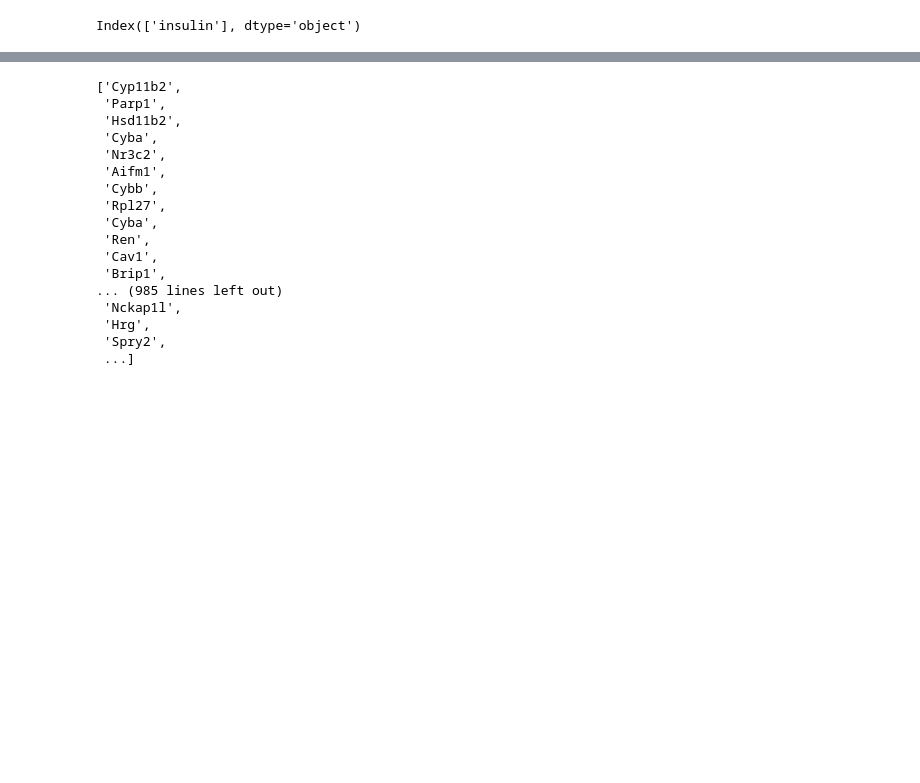
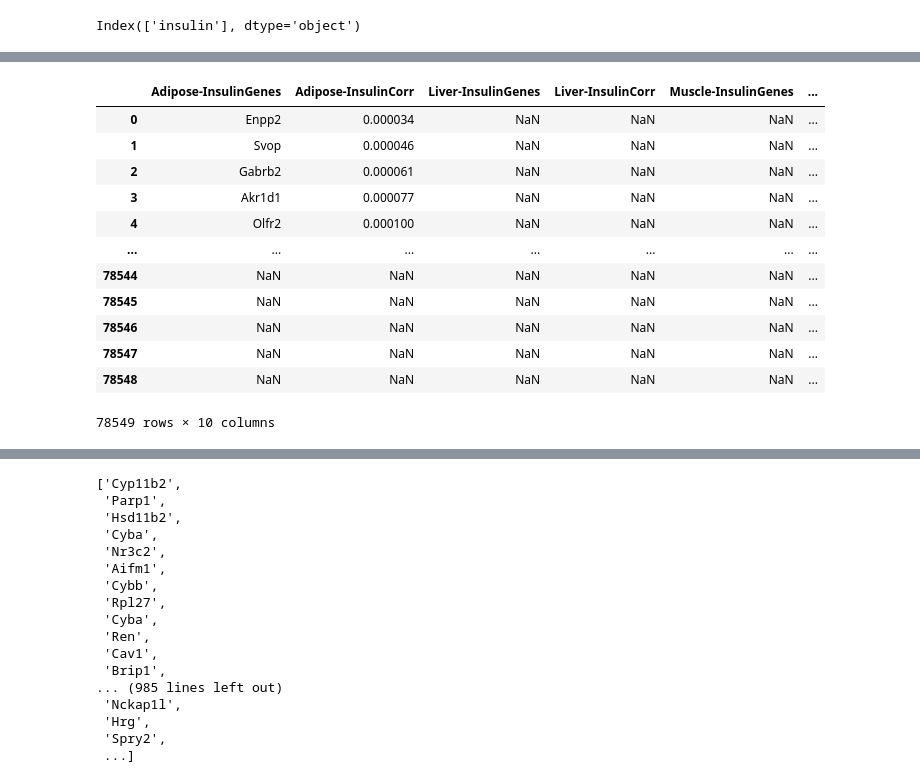
Before and after one commit to aeaswar81/MultiCens, a Jupyter notebook: Mouse centrality Leptin Aravind.ipynb, the cells around one changed output, grey strips where cells are left out. Drawn from its saved outputs; the diff is of its cells as text; code cells hidden in the pictures; blank space fills up the shorter version.

```diff
--- a/Mouse centrality Leptin Aravind.ipynb
+++ b/Mouse centrality Leptin Aravind.ipynb
@@ -26,0 +142,16 @@ adipose_insulin=adipose.join(insulin_trait)
+# %%
+pd.concat([df,df1,df2,df3,df4],ignore_index=True)
+# %% [output]
+|  | Adipose-InsulinGenes | Adipose-InsulinCorr | Liver-InsulinGenes | Liver-InsulinCorr | Muscle-InsulinGenes | ... |
+| 0 | Enpp2 | 0.000034 | NaN | NaN | NaN | ... |
+| 1 | Svop | 0.000046 | NaN | NaN | NaN | ... |
+| 2 | Gabrb2 | 0.000061 | NaN | NaN | NaN | ... |
+| 3 | Akr1d1 | 0.000077 | NaN | NaN | NaN | ... |
+| 4 | Olfr2 | 0.000100 | NaN | NaN | NaN | ... |
+| ... | ... | ... | ... | ... | ... | ... |
+| 78544 | NaN | NaN | NaN | NaN | NaN | ... |
+| 78545 | NaN | NaN | NaN | NaN | NaN | ... |
+| 78546 | NaN | NaN | NaN | NaN | NaN | ... |
+| 78547 | NaN | NaN | NaN | NaN | NaN | ... |
+| 78548 | NaN | NaN | NaN | NaN | NaN | ... |
+78549 rows × 10 columns
```
Also changed, not shown: parts of 23 cells of this notebook, 2 other files.
